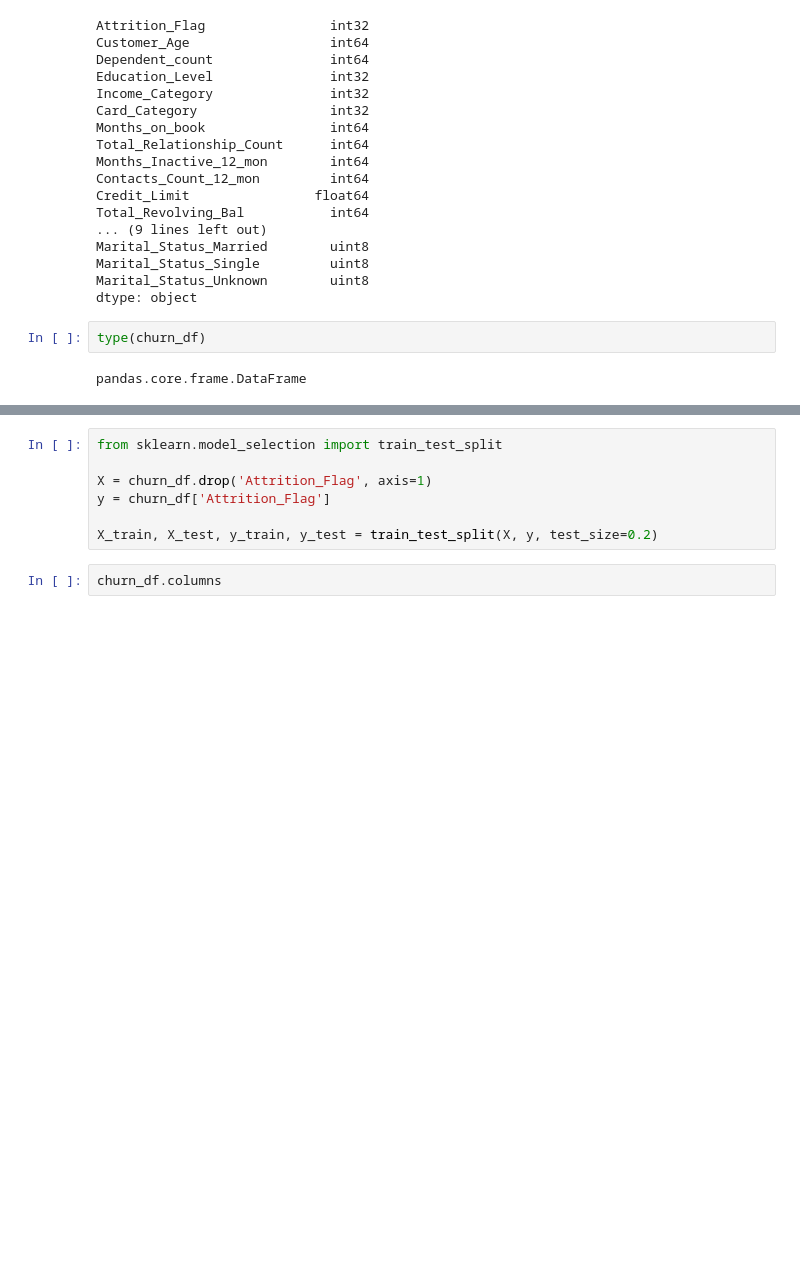
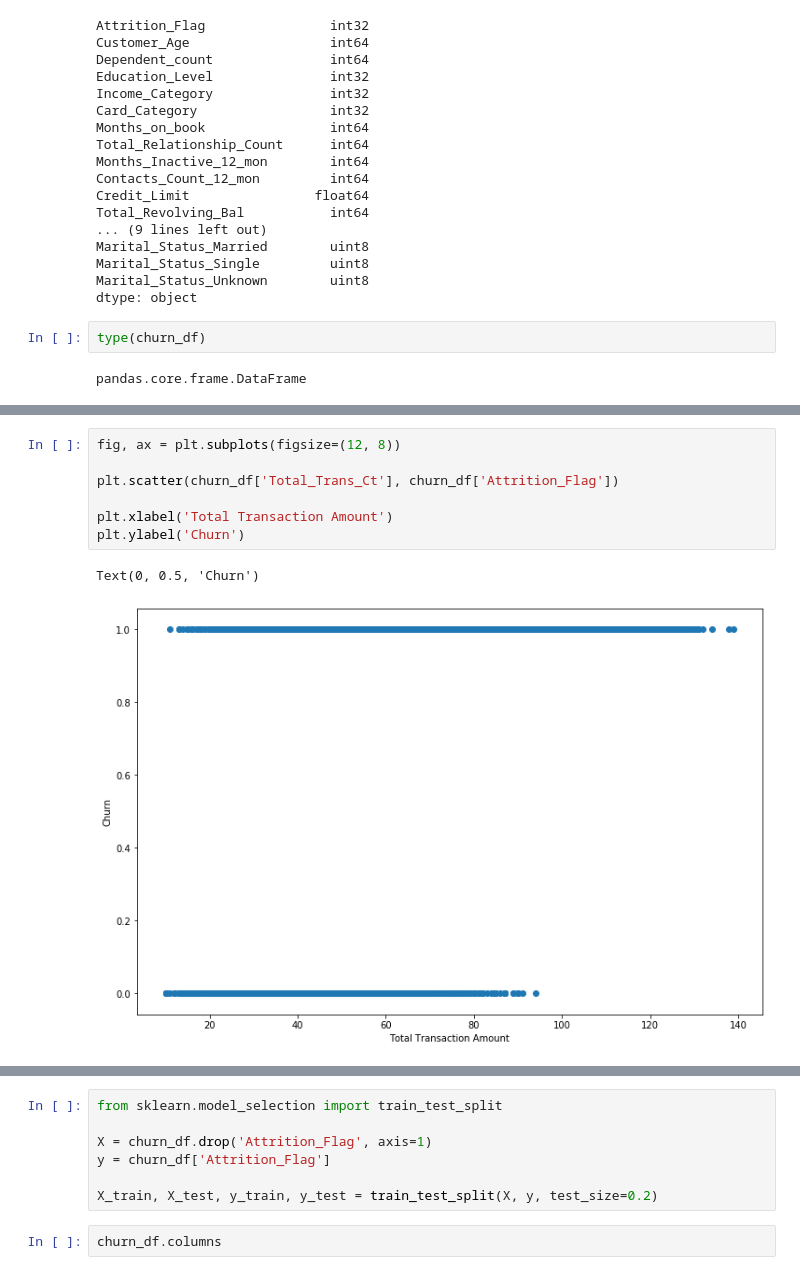
Before and after one commit to alperdem1rel/ml-examples, a Jupyter notebook: predict-churn-example.ipynb, the cells around one changed output, grey strips where cells are left out. Cells and saved outputs as stored; diff of their text form; blank space fills up the shorter version.

```diff
--- a/predict-churn-example.ipynb
+++ b/predict-churn-example.ipynb
@@ -321,0 +367,10 @@ pandas.core.frame.DataFrame
+# %%
+fig, ax = plt.subplots(figsize=(12, 8))
+
+plt.scatter(churn_df['Total_Trans_Ct'], churn_df['Attrition_Flag'])
+
+plt.xlabel('Total Transaction Amount')
+plt.ylabel('Churn')
+# %% [output]
+Text(0, 0.5, 'Churn')
+[figure, added]
```
Also changed, not shown: parts of 36 cells of this notebook, 1 other file.
